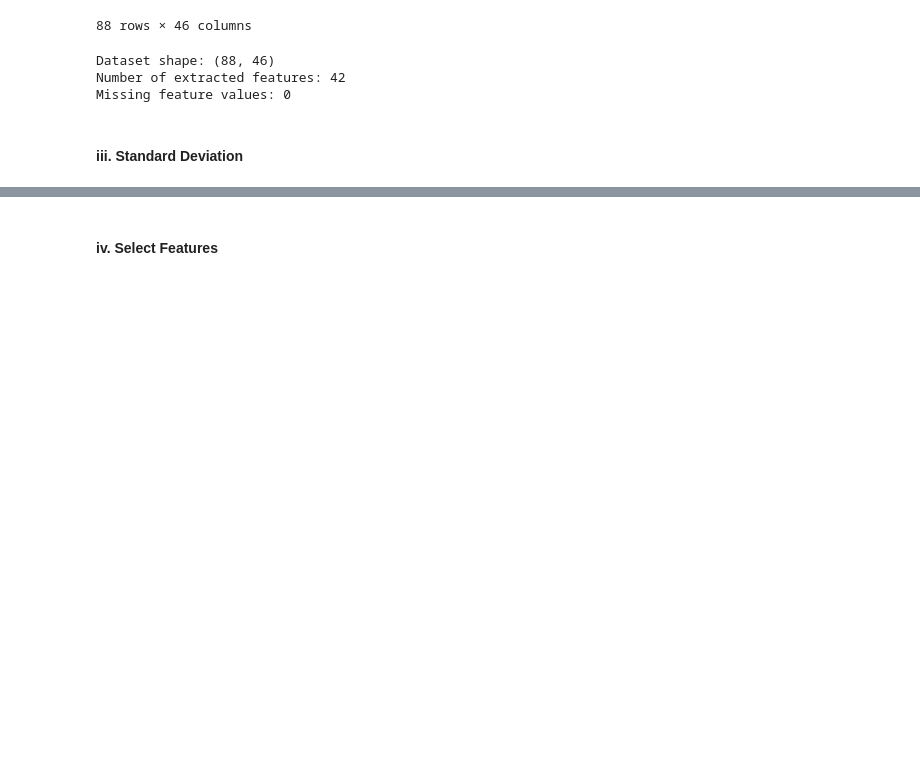
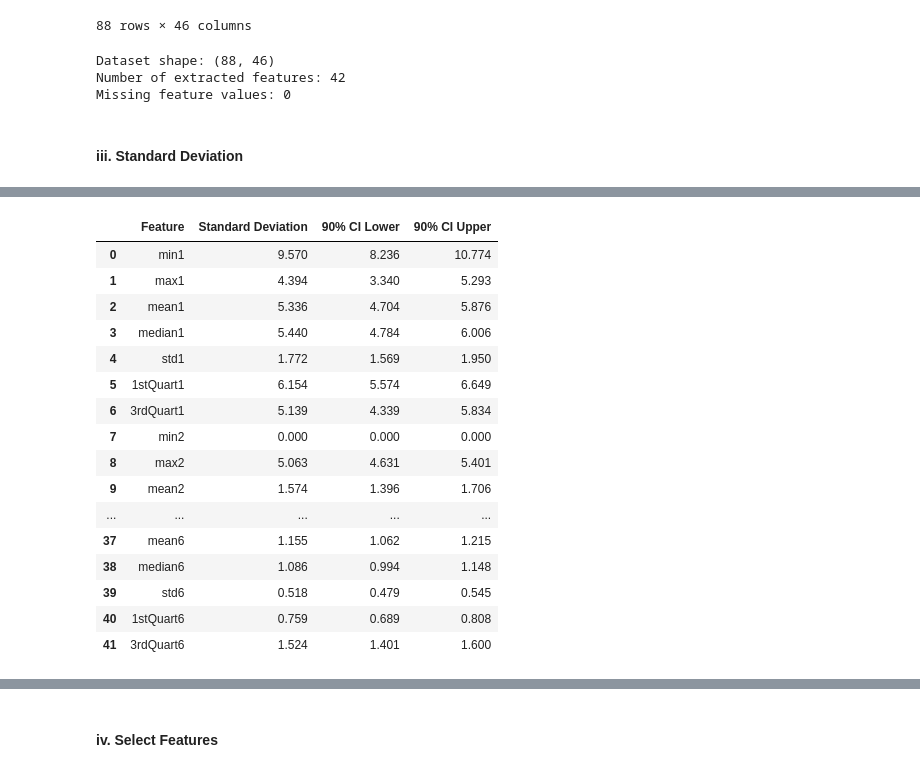
Before and after one commit to akeehan56/DSCI552, a Jupyter notebook: HW3/notebook/Keehan_Alyssa_HW3.ipynb, the cells around one changed output, grey strips where cells are left out. Cells and saved outputs as stored; diff of their text form; code cells hidden in the pictures; blank space fills up the shorter version.

```diff
--- a/HW3/notebook/Keehan_Alyssa_HW3.ipynb
+++ b/HW3/notebook/Keehan_Alyssa_HW3.ipynb
@@ -239,3 +235,9 @@ Number of extracted features: 42
 Missing feature values: 0
 # %% [markdown]
 #### iii. Standard Deviation
+# %%
+feature_values = feature_dataset[feature_columns]
+
+std_estimates = feature_values.std(axis=0, ddof=1)
+
+std_estimates
@@ -241,0 +262,55 @@ Missing feature values: 0
+# %%
+rng = np.random.default_rng(42)
+
+n_bootstrap = 10000
+n_instances = len(feature_values)
+n_features = len(feature_columns)
+
+bootstrap_std = np.empty((n_bootstrap, n_features))
+
+feature_array = feature_values.to_numpy()
+
+for bootstrap_number in range(n_bootstrap):
+    sampled_indices = rng.integers(
+        low=0,
+        high=n_instances,
+        size=n_instances
+    )
+
+    bootstrap_sample = feature_array[sampled_indices]
+
+    bootstrap_std[bootstrap_number] = np.std(
+        bootstrap_sample,
+        axis=0,
+        ddof=1
+    )
+
+ci_lower = np.percentile(bootstrap_std, 5, axis=0)
+ci_upper = np.percentile(bootstrap_std, 95, axis=0)
+
+bootstrap_results = pd.DataFrame({
+    "Feature": feature_columns,
+    "Standard Deviation": std_estimates.values,
+    "90% CI Lower": ci_lower,
+    "90% CI Upper": ci_upper
+})
+
+bootstrap_results.round(3)
+# %% [output]
+|  | Feature | Standard Deviation | 90% CI Lower | 90% CI Upper |
+| 0 | min1 | 9.570 | 8.236 | 10.774 |
+| 1 | max1 | 4.394 | 3.340 | 5.293 |
+| 2 | mean1 | 5.336 | 4.704 | 5.876 |
+| 3 | median1 | 5.440 | 4.784 | 6.006 |
+| 4 | std1 | 1.772 | 1.569 | 1.950 |
+| 5 | 1stQuart1 | 6.154 | 5.574 | 6.649 |
+| 6 | 3rdQuart1 | 5.139 | 4.339 | 5.834 |
+| 7 | min2 | 0.000 | 0.000 | 0.000 |
+| 8 | max2 | 5.063 | 4.631 | 5.401 |
+| 9 | mean2 | 1.574 | 1.396 | 1.706 |
+| ... | ... | ... | ... | ... |
+| 37 | mean6 | 1.155 | 1.062 | 1.215 |
+| 38 | median6 | 1.086 | 0.994 | 1.148 |
+| 39 | std6 | 0.518 | 0.479 | 0.545 |
+| 40 | 1stQuart6 | 0.759 | 0.689 | 0.808 |
+| 41 | 3rdQuart6 | 1.524 | 1.401 | 1.600 |
```
Also changed, not shown: parts of 15 cells of this notebook.
